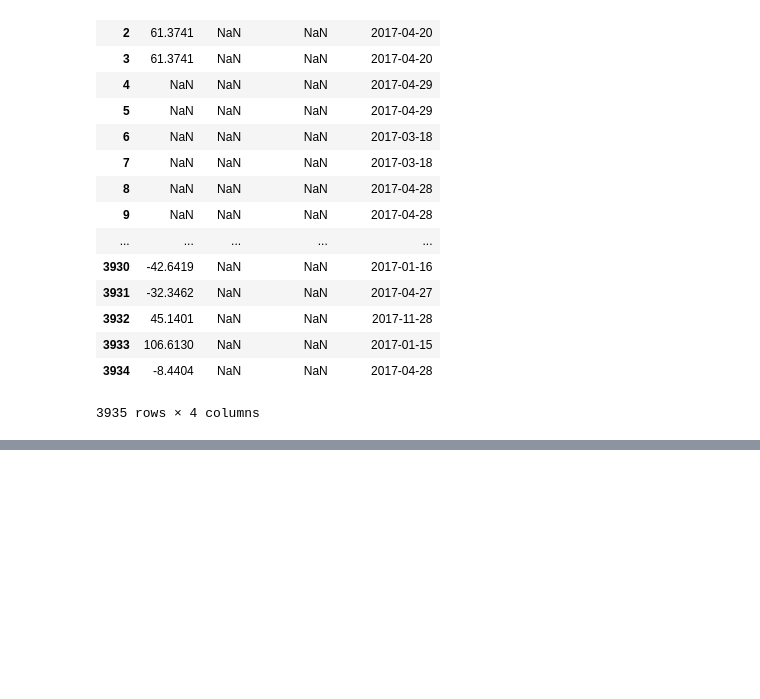
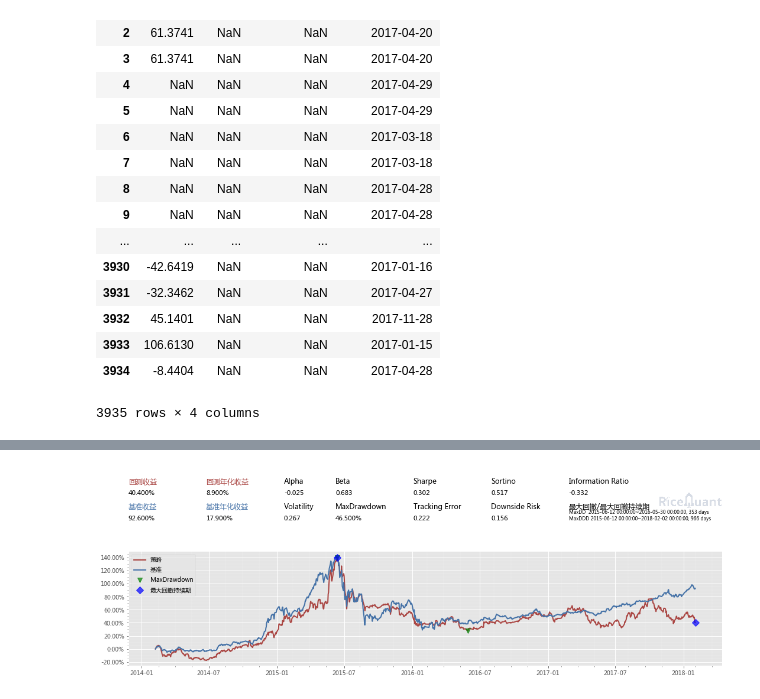
Before and after one commit to lightjl/Anaconda_code, a Jupyter notebook: back_testing.ipynb, the cells around one changed output, grey strips where cells are left out. Drawn from its saved outputs; the diff is of its cells as text; code cells hidden in the pictures; blank space fills up the shorter version.

```diff
--- a/back_testing.ipynb
+++ b/back_testing.ipynb
@@ -176,0 +137,56 @@ def handle_bar(context, bar_dict):
+# %%
+%%rqalpha -s 20140201 -e 20180205 -p -bm 000300.XSHG --account stock 100000
+
+from importlib import reload
+import MyStock as ms
+
+reload(ms)
+
+def init(context):
+    context.myStock = ms.MyStock()
+    context.highLimit = 0.75
+    context.lowLimit = 0.2
+    context.numBuy = 3
+
+def PriceThen(code):
+    priceList = history_bars(code, 1,'1d', 'close')
+    if (len(priceList) == 1):
+        return priceList[0]
+    else:
+        return -1
+
+def before_trading(context):
+    context.myStock.BackTesting(context.now)
+    #context.stocks = [context.myStock.StockCode2XSH(code) for code in context.myStock.universe['SECUCODE'].values]
+    context.myStock.universe['SECUCODE'] = context.myStock.universe.apply(lambda x: context.myStock.StockCode2XSH(x['SECUCODE']), axis=1)
+    context.myStock.universe['is_suspended'] = context.myStock.universe.apply(lambda x: is_suspended(x['SECUCODE']), axis=1)
+    context.myStock.universe = context.myStock.universe[context.myStock.universe['is_suspended'] == False]
+    context.myStock.universe['price'] = context.myStock.universe.apply(lambda x: PriceThen(x['SECUCODE']), axis=1)
+    context.myStock.universe = context.myStock.universe[context.myStock.universe['price'] != -1]
+    context.myStock.universe['pe_ondate'] = context.myStock.universe['price']/context.myStock.universe['eps_ondate']
+    context.myStock.universe['peg_ondate'] = context.myStock.universe['pe_ondate']/context.myStock.universe['nprg_ondate']
+    context.myStock.universe = context.myStock.universe[context.myStock.universe.peg_ondate < context.highLimit]
+
+def alreadyHaveNum(context):
+    num = 0
+    for stockCode in context.portfolio.positions:
+        if (context.portfolio.positions[stockCode].quantity != 0):
+            num += 1
+    return num
+
+def handle_bar(context, bar_dict):
+    #logger.info(context.myStock.universe[['SECUCODE', 'price', 'peg_ondate', 'pe_ondate']][context.myStock.universe.SECUCODE == '002078.XSHE'])
+    for stockCode in context.portfolio.positions:
+        if (stockCode not in context.myStock.universe['SECUCODE'].values):
+            order_target_percent(stockCode,0)  # todo is_suspended
+    universe = context.myStock.universe[(context.myStock.universe.peg_ondate < context.highLimit/2) & \
+                                       context.myStock.universe.peg_ondate > context.lowLimit].sort_values('peg_ondate', ascending=False)[:context.numBuy]
+    # 持有3个股票
+    haveNum = alreadyHaveNum(context)
+    for stockCode in universe.SECUCODE.values:
+        if haveNum >= context.numBuy:
+            break
+        if stockCode not in context.portfolio.positions or context.portfolio.positions[stockCode].quantity == 0:
+            order_target_percent(stockCode, 1/context.numBuy)
+            haveNum += 1
+# %% [output]
@@ -176,0 +210 @@ def handle_bar(context, bar_dict):
+[figure, added]
```
Also changed, not shown: parts of 13 cells of this notebook, 5 other files.
